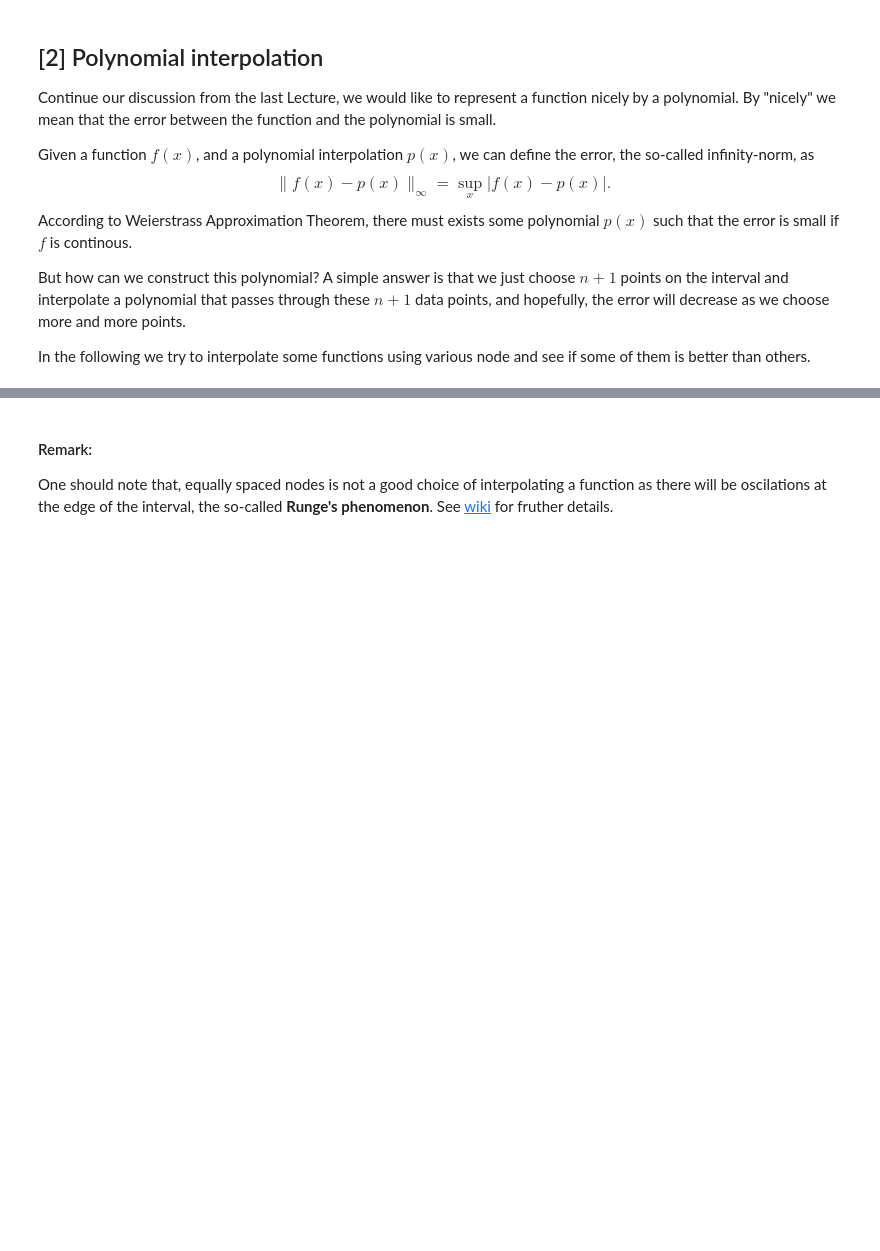
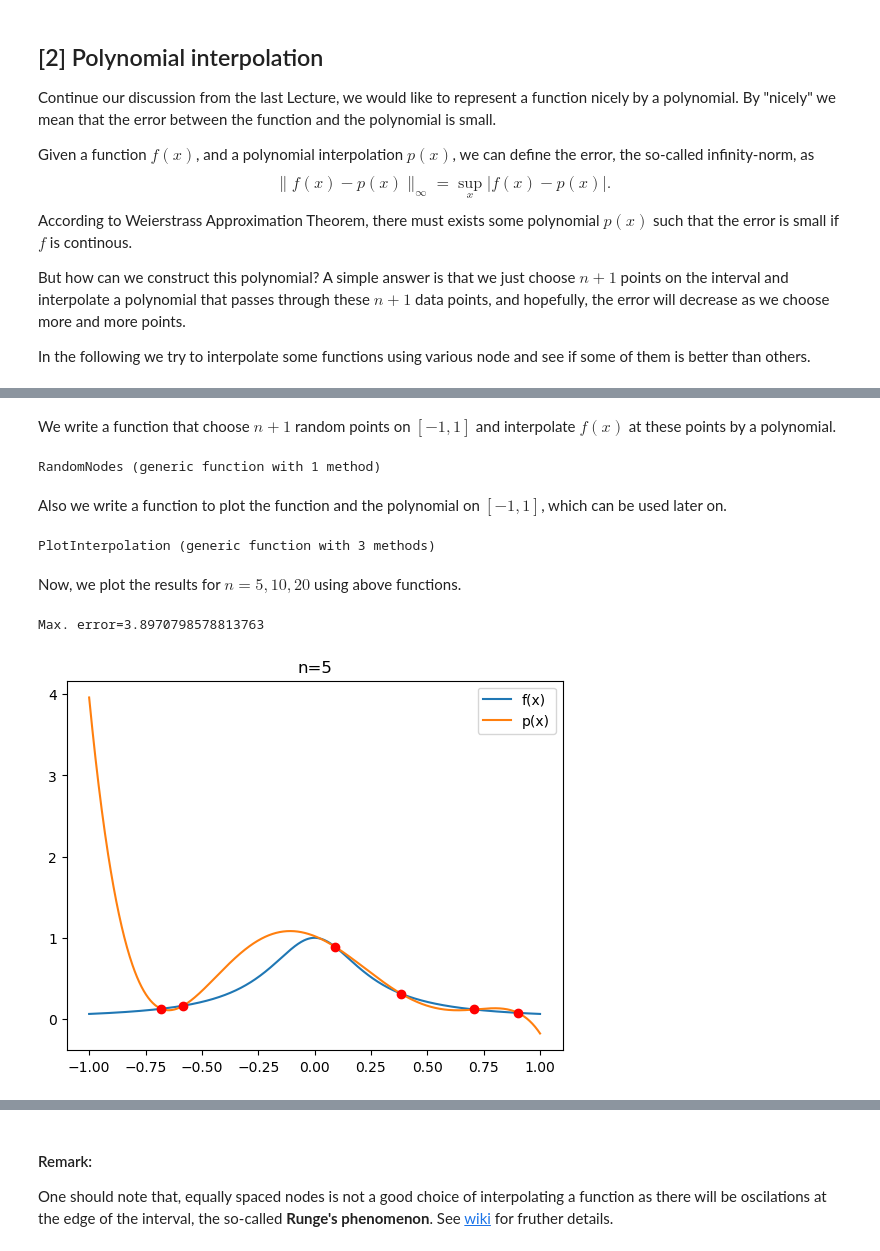
Before and after one commit to teshenglin/computational_mathematics, a Jupyter notebook: approximating_function_02.ipynb, the cells around one changed output, grey strips where cells are left out. Cells and saved outputs as stored; diff of their text form; code cells hidden in the pictures; blank space fills up the shorter version.

```diff
--- a/approximating_function_02.ipynb
+++ b/approximating_function_02.ipynb
@@ -27,0 +40,69 @@ We now try to interpolate $f(x) = \cos(x^3)$ on $[-1,1]$ at randomly selected no
+# %% [markdown]
+We write a function that choose $n+1$ random points on $[-1,1]$ and interpolate $f(x)$ at these points by a polynomial.
+# %%
+# Define a function to return the nodes, y-value of the nodes, and the polynomial(as as function)
+function RandomNodes(f::Function , n::Int)
+    # f: The function to interpolate
+    # n: The number of nodes
+
+    # Generate n+1 random points on [-1,1] with ascending order and calcluate their mapped value
+    x_nodes=2*rand(n+1).-1;
+    sort(x_nodes);
+    f_nodes=f.(x_nodes);
+
+    # Calculate coeffiencts of the polynomial
+    A=zeros(n+1,n+1);
+    for i=1:n+1
+        A[:,i] = x_nodes.^(n+1-i)
+    end
+    c = A\f_nodes;
+
+    # Construct the polynomial
+    function p_inter(x)
+        p=0;
+        for i=1:n+1
+            p += c[i]*x^(n+1-i)
+        end
+        return p
+    end
+
+    # retunrs the nodes,y-value of the nodes, and the polynomial(as a function)
+    return x_nodes,f_nodes,p_inter
+end
+# %% [output]
+RandomNodes (generic function with 1 method)
+# %% [markdown]
+Also we write a function to plot the function and the polynomial on $[-1,1]$, which can be used later on.
+# %%
+# A function for plotting f, and the interpolated polynomial p
+function PlotInterpolation(f::Function, p::Function,nodes::Vector,
+        labels=["f(x)","p(x)"]::Array{String,1},l=1000::Int)
+    # f: The function to interpolate
+    # p: The polynomial interpolation
+    # nodes: The interpolation nodes and their y-value as a 1-D array of two 1-D arrays
+    # labels: The labels of the function and polynomial as a 1-D array of two strings
+    # l: length of linspace
+
+
+    # Construct the linspace
+    xl=range(-1,stop=1,length=l);
+
+    #Plot the functions
+    plot(xl, f.(xl),label=labels[1]);
+    plot(xl, p.(xl),label=labels[2]);
+    plot(nodes[1],nodes[2],"or");
+    plt.legend();
+    plt.title("n=$(n)");
+    println("Max. error=",maximum(abs.(p.(xl)-f.(xl))));
+end
+# %% [output]
+PlotInterpolation (generic function with 3 methods)
+# %% [markdown]
+Now, we plot the results for $n=5,10,20$ using above functions.
+# %%
+n=5
+x_nodes,f_nodes,p_inter=RandomNodes(f,n);
+PlotInterpolation(f,p_inter,[x_nodes,f_nodes])
+# %% [output]
+Max. error=3.8970798578813763
+[figure, added]
```
Also changed, not shown: parts of 33 cells of this notebook.
